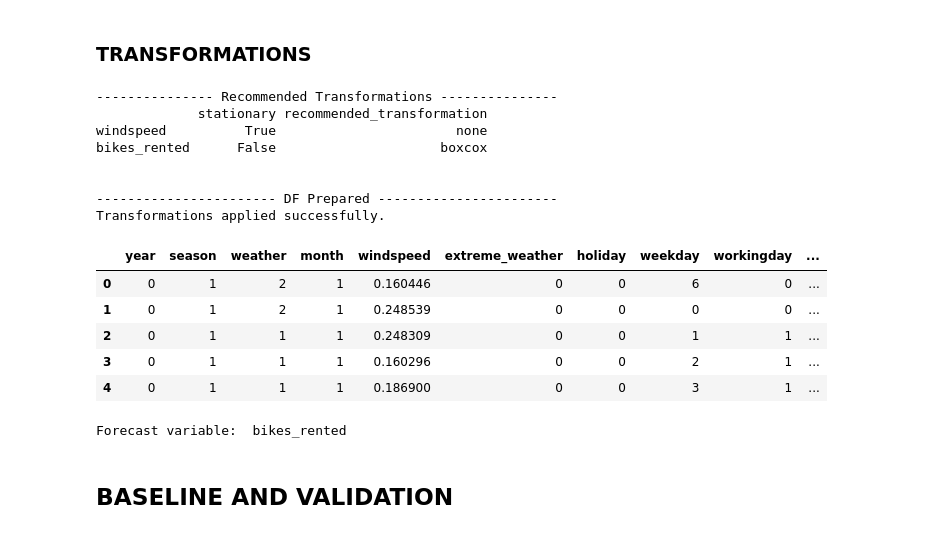
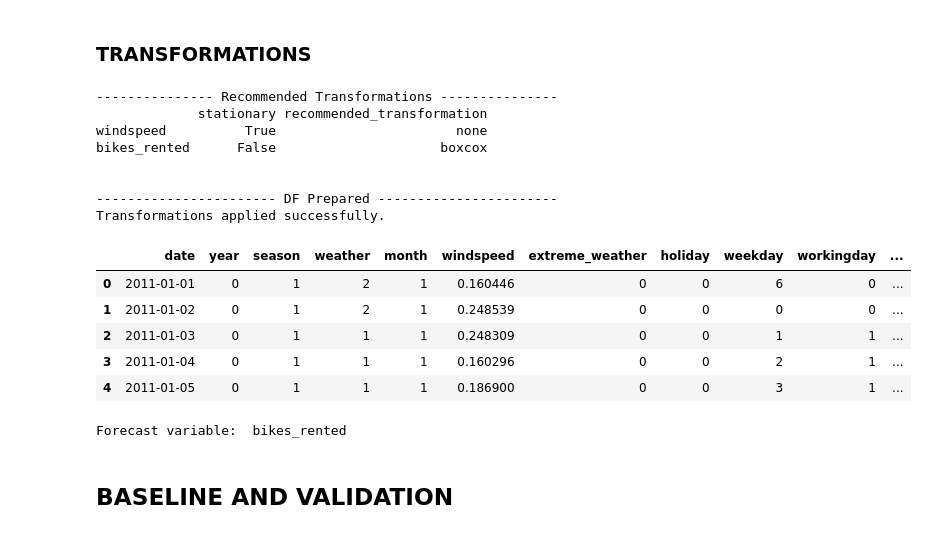
Before and after one commit to EAlmazanG/forecast-incremental-workflow, a Jupyter notebook: notebooks/forecast_day.ipynb, the cells around one changed output. Saved outputs shown, nothing was run; the diff lists cells and outputs as text; code cells hidden in the pictures.

```diff
--- a/notebooks/forecast_day.ipynb
+++ b/notebooks/forecast_day.ipynb
@@ -658,30 +658,30 @@ def apply_transformations(df_selection, transformations):
     display(df_transformed.head())
     return df_transformed
 # %%
-df_selection = df_selection[selected_features + [forecast_column]]
+df_selection = df_selection[['date'] + selected_features + [forecast_column]]
 
 print_title('Recommended Transformations')
 transformations = utils.check_transformations(df_selection)
 
 print('\n')
 print_title('DF Prepared')
 df_transformed = utils.apply_transformations(df_selection, transformations)
 print('Forecast variable: ', forecast_column)
 # %% [output]
 --------------- Recommended Transformations ---------------
              stationary recommended_transformation
 windspeed          True                       none
 bikes_rented      False                     boxcox
 
 
 ----------------------- DF Prepared -----------------------
 Transformations applied successfully.
-|  | year | season | weather | month | windspeed | extreme_weather | holiday | weekday | workingday | ... |
-| 0 | 0 | 1 | 2 | 1 | 0.160446 | 0 | 0 | 6 | 0 | ... |
-| 1 | 0 | 1 | 2 | 1 | 0.248539 | 0 | 0 | 0 | 0 | ... |
-| 2 | 0 | 1 | 1 | 1 | 0.248309 | 0 | 0 | 1 | 1 | ... |
-| 3 | 0 | 1 | 1 | 1 | 0.160296 | 0 | 0 | 2 | 1 | ... |
-| 4 | 0 | 1 | 1 | 1 | 0.186900 | 0 | 0 | 3 | 1 | ... |
+|  | date | year | season | weather | month | windspeed | extreme_weather | holiday | weekday | workingday | ... |
+| 0 | 2011-01-01 | 0 | 1 | 2 | 1 | 0.160446 | 0 | 0 | 6 | 0 | ... |
+| 1 | 2011-01-02 | 0 | 1 | 2 | 1 | 0.248539 | 0 | 0 | 0 | 0 | ... |
+| 2 | 2011-01-03 | 0 | 1 | 1 | 1 | 0.248309 | 0 | 0 | 1 | 1 | ... |
+| 3 | 2011-01-04 | 0 | 1 | 1 | 1 | 0.160296 | 0 | 0 | 2 | 1 | ... |
+| 4 | 2011-01-05 | 0 | 1 | 1 | 1 | 0.186900 | 0 | 0 | 3 | 1 | ... |
 Forecast variable:  bikes_rented
 # %% [markdown]
 ## BASELINE AND VALIDATION
```
Also changed, not shown: parts of 6 cells of this notebook.
